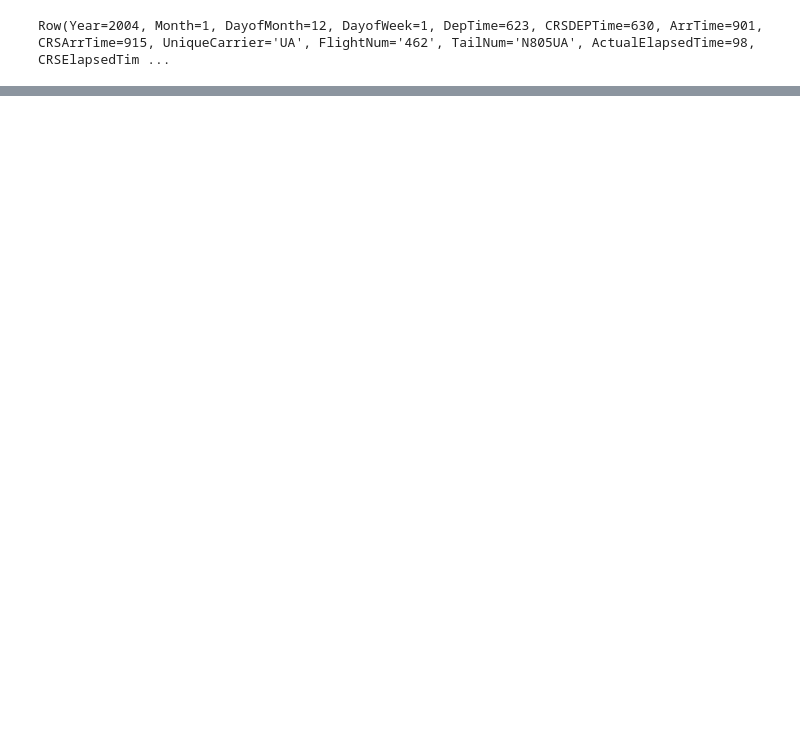
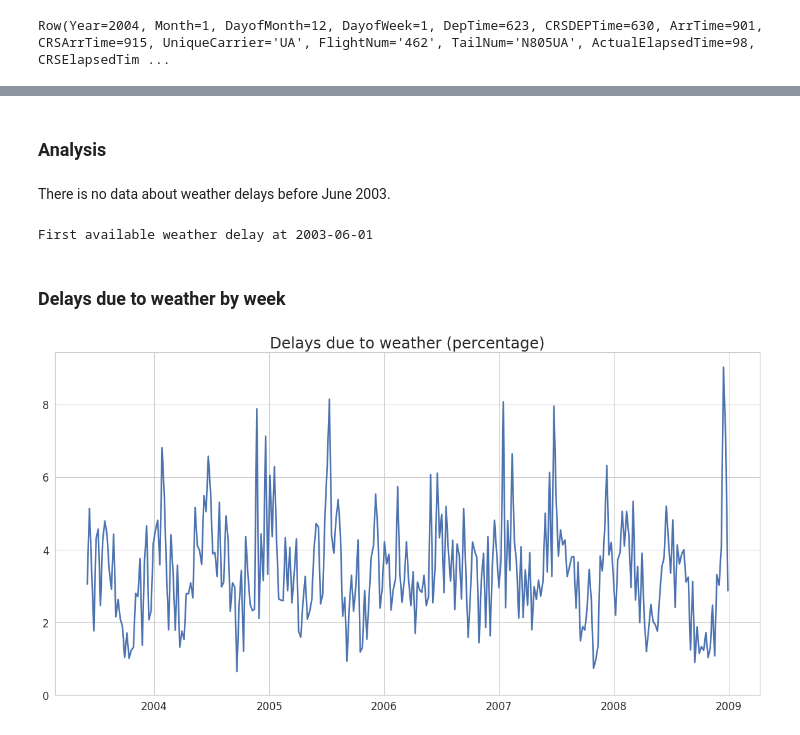
Before and after one commit to pietroferretti/middleware-bigdata, a Jupyter notebook: spark_notebook.ipynb, the cells around one changed output, grey strips where cells are left out. Saved outputs shown, nothing was run; the diff lists cells and outputs as text; code cells hidden in the pictures; blank space fills up the shorter version.

Commit message:
Added new data analysis

```diff
--- a/spark_notebook.ipynb
+++ b/spark_notebook.ipynb
@@ -196,0 +101,6 @@ for t in distance:
+# %%
+# execute query
+starttime = time()
+weather_result = weather_delay_ratios.collect()
+endtime = time() - starttime
+print('Time taken: {:.2f} seconds'.format(endtime))
@@ -196,0 +111,10 @@ for t in distance:
+# %%
+# order in cronological order
+weather_result = sorted(weather_result, key=lambda x: (x[0][0], x[0][1]))
+# %%
+# show sample results for 2004
+print("-- Year 2004 --")
+for (year, week), ratio in weather_result:
+    if year == 2004:
+        d = date_from_isoweek(year, week, 1)
+        print("{}: {:5.2f}%".format(datetime.strftime(d, "%Y-%m-%d"), ratio))
@@ -196,0 +139,36 @@ for t in distance:
+# %% [markdown]
+### Analysis
+# %% [markdown]
+There is no data about weather delays before June 2003.
+# %%
+# find the first day with a weather delay > 0 and not NA
+
+# get count of meaningful weather delays per day
+delays_by_day = df.filter(df['WeatherDelay'] > 0).groupBy(['Year','Month','DayofMonth']).count().collect()
+
+# sort cronologically
+delays_by_day = sorted(delays_by_day, key=lambda r: (r.Year, r.Month, r.DayofMonth))
+
+first_delay = datetime(delays_by_day[0].Year, delays_by_day[0].Month, delays_by_day[0].DayofMonth)
+print("First available weather delay at {}".format(first_delay))
+# %% [output]
+First available weather delay at 2003-06-01
+# %% [markdown]
+### Delays due to weather by week
+# %%
+# plot percentages by week
+
+ratios = [value for _, value in weather_result]
+dates = [date_from_isoweek(year, week, 1) for (year, week), _ in weather_result]
+
+data = pd.DataFrame(ratios, dates, columns=['Delays due to weather (percentage)'])
+data = data[data.index >= first_delay]   # filter empty samples
+
+sns.set(font_scale=1.5, style="whitegrid")
+ax = sns.lineplot(data=data, palette="deep", linewidth=2.5, legend=None)
+ax.set_title('Delays due to weather (percentage)')
+ax.title.set_fontsize(24)
+ax.set_ylim(0, None)
+ax.figure.set_size_inches(20, 10)
+# %% [output]
+[figure, added]
```
Also changed, not shown: parts of 60 cells of this notebook.
